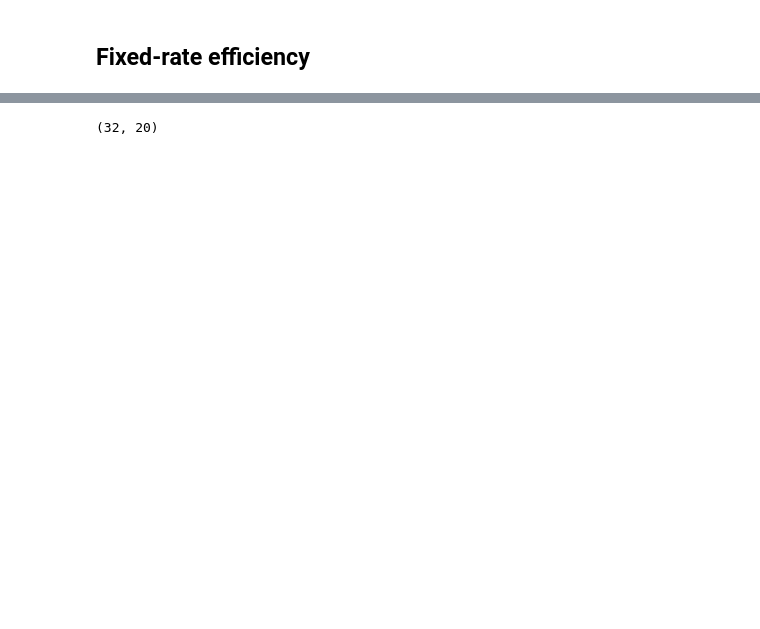
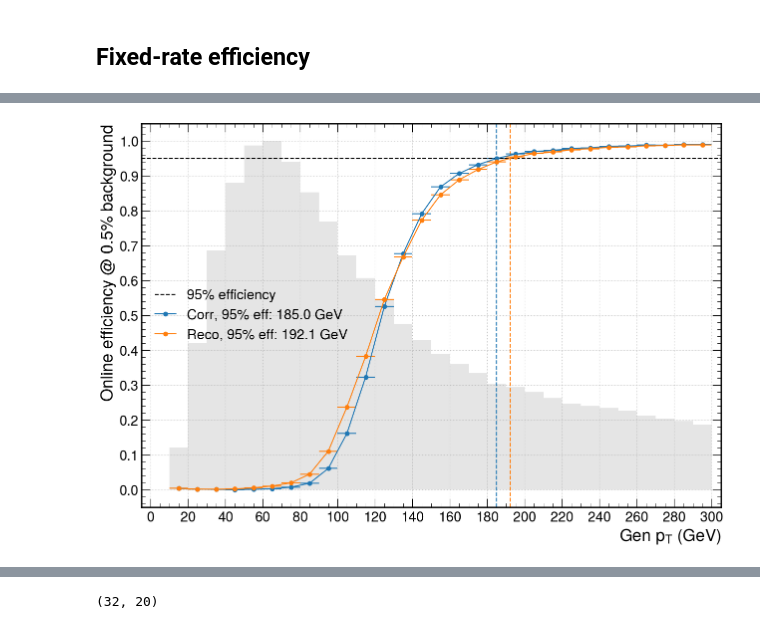
Before and after one commit to lrobertshaw/TrainTagger, a Jupyter notebook: performance.ipynb, the cells around one changed output, grey strips where cells are left out. Cells and saved outputs as stored; diff of their text form; code cells hidden in the pictures; blank space fills up the shorter version.

```diff
--- a/performance.ipynb
+++ b/performance.ipynb
@@ -478,0 +504,32 @@ opti_corr = differential_evolution(optimum_cuts, bounds = [(0, 500), (0, 200)],
+# %%
+def optimum_cuts_off(cuts, sig, bkg, purity, corr=False):
+    pt_cut, mass_cut = cuts
+
+    if corr == False:
+        bkg_percent = np.sum( (bkg.reco_pt > pt_cut) | (bkg.reco_mass > mass_cut) ) / len(bkg)
+        if bkg_percent > purity: return 999
+        else:
+            bins, reco_effs, _, _ = fteff(sig, "pt", (pt_cut, mass_cut), (100, 100))
+            xs = bins[:-1] + np.diff(bins) / 2
+            offline_pt_thresh = np.interp(0.95, reco_effs, xs)
+
+            sig_percent = np.sum( ((sig.reco_pt > pt_cut) | (sig.reco_mass > mass_cut)) & (sig.gen_pt > offline_pt_thresh) ) / len(sig)
+            return -1*sig_percent   # percent of signal jets passing
+
+    elif corr == True:
+        bkg_percent = np.sum( (bkg.corr_pt > pt_cut) | (bkg.corr_mass > mass_cut) ) / len(bkg)
+        if bkg_percent > purity: return 999
+        else:
+            bins, _, corr_effs, _ = fteff(sig, "pt", (100, 100), (pt_cut, mass_cut))
+            xs = bins[:-1] + np.diff(bins) / 2
+            offline_pt_thresh = np.interp(0.95, corr_effs, xs)
+
+            sig_percent = np.sum( ((sig.corr_pt > pt_cut) | (sig.corr_mass > mass_cut)) & (sig.gen_pt > offline_pt_thresh) ) / len(sig)
+            return -1*sig_percent
+
+    else: raise Exception("corr must be True or False")
+# %%
+from scipy.optimize import differential_evolution
+purity = 0.005
+opti_reco_off = differential_evolution(optimum_cuts_off, bounds = [(0, 500), (0, 200)], args=(test, bkg, purity, False), seed=42)
+opti_corr_off = differential_evolution(optimum_cuts_off, bounds = [(0, 500), (0, 200)], args=(test, bkg, purity, True), seed=42)
@@ -479,5 +585,5 @@ opti_corr = differential_evolution(optimum_cuts, bounds = [(0, 500), (0, 200)],
 # %%
-def fteff(jets, param="pt"):
+def fteff(jets, param="pt", reco_thresholds=opti_reco.x, corr_thresholds=opti_corr.x):
 
     if param == "pt":
         bins = np.linspace(0, 300, 31)
@@ -492,20 +598,20 @@ def fteff(jets, param="pt"):
         denominator = np.sum(mask)
         counts.append(denominator)
 
-        reco_pt_cut, reco_mass_cut = opti_reco.x
+        reco_pt_cut, reco_mass_cut = reco_thresholds
         l1_reco_cut = (jets.reco_pt[mask] >= reco_pt_cut) | (jets.reco_mass[mask] >= reco_mass_cut)
         reco_effs.append( np.sum(l1_reco_cut) / denominator if denominator > 0 else 0 )
 
-        corr_pt_cut, corr_mass_cut = opti_corr.x
+        corr_pt_cut, corr_mass_cut = corr_thresholds
         l1_corr_cut = (jets.corr_pt[mask] >= corr_pt_cut) | (jets.corr_mass[mask] >= corr_mass_cut)
         corr_effs.append( np.sum(l1_corr_cut) / denominator if denominator > 0 else 0 )
 
     return bins, reco_effs, corr_effs, counts
 # %%
-def plot_fteff(jets, param="pt"):
+def plot_fteff(jets, param="pt", reco_thresholds=opti_reco.x, corr_thresholds=opti_corr.x):
     plt.figure(figsize=(15, 10), facecolor="white")
 
-    bins, reco_effs, corr_effs, counts = fteff(jets, param)
+    bins, reco_effs, corr_effs, counts = fteff(jets, param, reco_thresholds=reco_thresholds, corr_thresholds=corr_thresholds)
 
     xs = bins[:-1] + np.diff(bins) / 2
     scaledCounts = ( counts / max(counts) )
@@ -530,6 +636,10 @@ def plot_fteff(jets, param="pt"):
     plt.show()
 
     return xs, reco_effs
+# %%
+b, effs = plot_fteff(test, "pt", reco_thresholds=opti_reco_off.x, corr_thresholds=opti_corr_off.x)
+# %% [output]
+[figure, added]
 # %%
 b, effs = plot_fteff(test, "pt")
 # %% [output]
```
Also changed, not shown: parts of 20 cells of this notebook, 3 other files.
